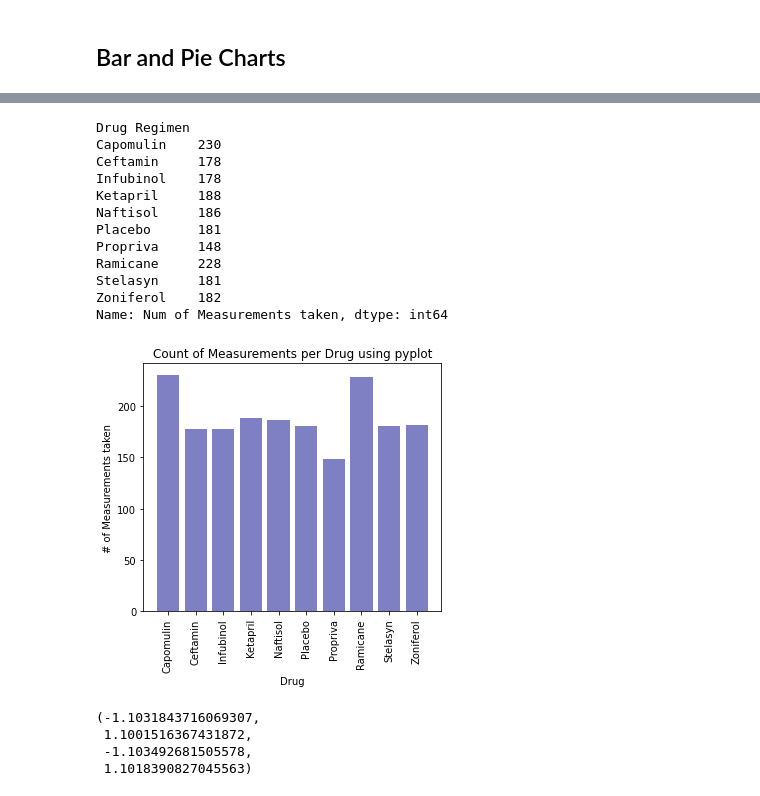
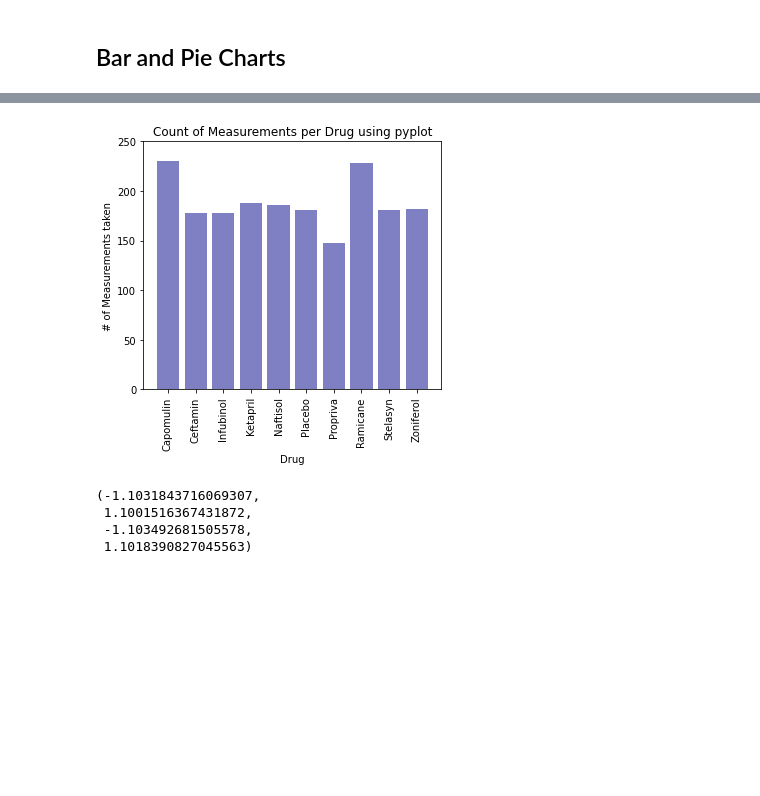
Before and after one commit to kunaual/matplotlib-challenge, a Jupyter notebook: Pymaceuticals/pymaceuticals.ipynb, the cells around one changed output, grey strips where cells are left out. Saved outputs shown, nothing was run; the diff lists cells and outputs as text; code cells hidden in the pictures; blank space fills up the shorter version.

```diff
--- a/Pymaceuticals/pymaceuticals.ipynb
+++ b/Pymaceuticals/pymaceuticals.ipynb
@@ -163,35 +165,25 @@ pandaPlot=drugCounts.plot(kind="bar",title="Count of Measurements per Drug using
 # %%
 # Generate a bar plot showing the total number of measurements taken on each drug regimen using pyplot.
 x_axis=np.arange(len(drugCounts.index))
 
 labels=drugCounts.index
 plt.figure(figsize=(5,5))
 #plt.bar(x_axis, drugCounts.Count,color='darkblue', alpha=0.5, align="center")
 plt.bar(x_axis, drugCounts["Num of Measurements taken"],color='darkblue', alpha=0.5, align="center")
 tick_locations = [value for value in x_axis]
 plt.xticks(tick_locations, labels, rotation="vertical")
 
 
 plt.title("Count of Measurements per Drug using pyplot")
 plt.xlabel("Drug")
 plt.ylabel("# of Measurements taken")
+plt.ylim(0, 250)
 
 plt.tight_layout()
 plt.show()
+#todo add x/y limits
 # %% [output]
-Drug Regimen
-Capomulin    230
-Ceftamin     178
-Infubinol    178
-Ketapril     188
-Naftisol     186
-Placebo      181
-Propriva     148
-Ramicane     228
-Stelasyn     181
-Zoniferol    182
-Name: Num of Measurements taken, dtype: int64
-[figure, old version]
+[figure, new version]
 # %%
 # Generate a pie plot showing the distribution of female versus male mice using pandas
 
```
Also changed, not shown: parts of 8 cells of this notebook.
